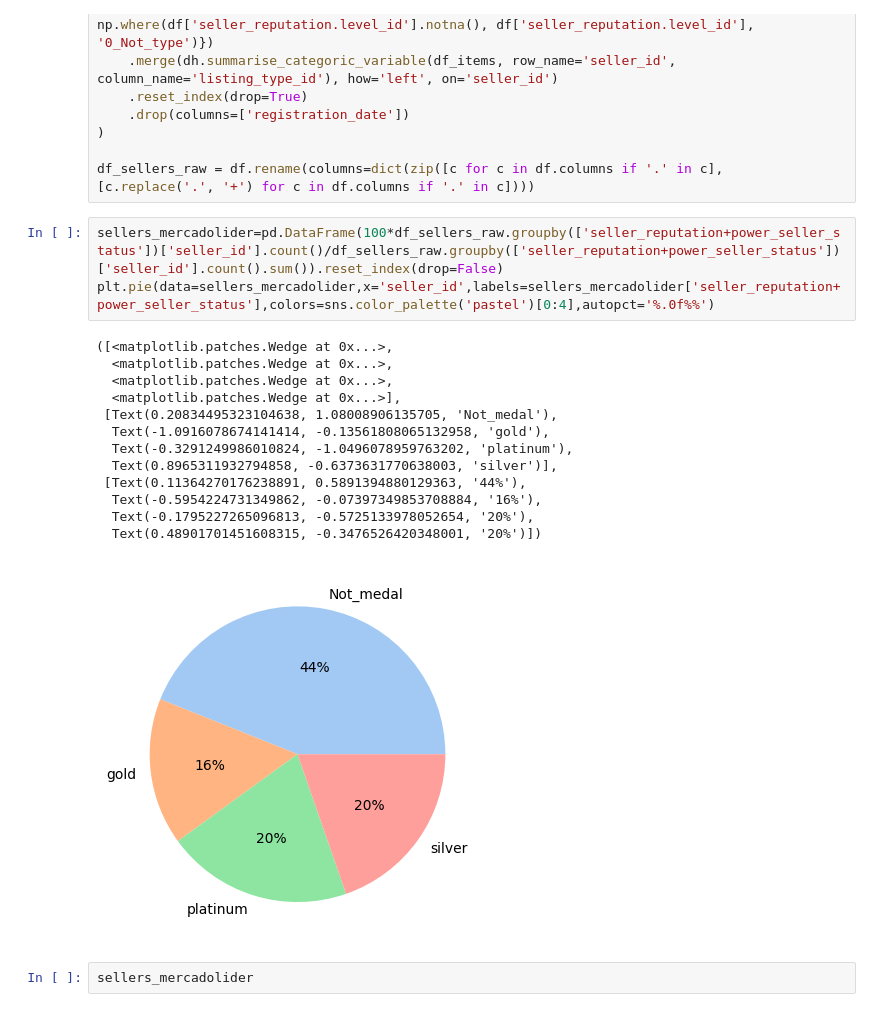
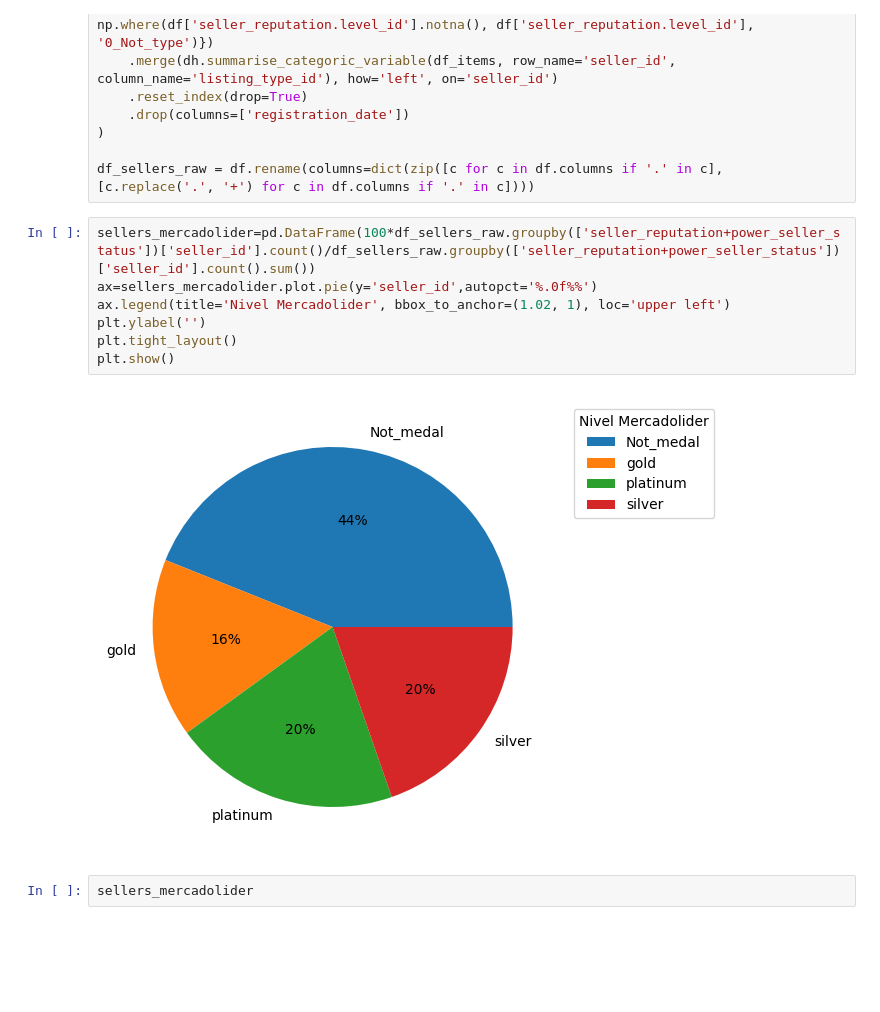
Before and after one commit to ccparra/MELI, a Jupyter notebook: MELI.ipynb, the cells around one changed output. Cells and saved outputs as stored; diff of their text form; blank space fills up the shorter version.

Commit message:
addition plots of EDA

```diff
--- a/MELI.ipynb
+++ b/MELI.ipynb
@@ -90,22 +120,14 @@ df = (
 
 df_sellers_raw = df.rename(columns=dict(zip([c for c in df.columns if '.' in c], [c.replace('.', '+') for c in df.columns if '.' in c])))
 # %%
-sellers_mercadolider=pd.DataFrame(100*df_sellers_raw.groupby(['seller_reputation+power_seller_status'])['seller_id'].count()/df_sellers_raw.groupby(['seller_reputation+power_seller_status'])['seller_id'].count().sum()).reset_index(drop=False)
-plt.pie(data=sellers_mercadolider,x='seller_id',labels=sellers_mercadolider['seller_reputation+power_seller_status'],colors=sns.color_palette('pastel')[0:4],autopct='%.0f%%')
+sellers_mercadolider=pd.DataFrame(100*df_sellers_raw.groupby(['seller_reputation+power_seller_status'])['seller_id'].count()/df_sellers_raw.groupby(['seller_reputation+power_seller_status'])['seller_id'].count().sum())
+ax=sellers_mercadolider.plot.pie(y='seller_id',autopct='%.0f%%')
+ax.legend(title='Nivel Mercadolider', bbox_to_anchor=(1.02, 1), loc='upper left')
+plt.ylabel('')
+plt.tight_layout()
+plt.show()
 # %% [output]
-([<matplotlib.patches.Wedge at 0x...>,
-  <matplotlib.patches.Wedge at 0x...>,
-  <matplotlib.patches.Wedge at 0x...>,
-  <matplotlib.patches.Wedge at 0x...>],
- [Text(0.20834495323104638, 1.08008906135705, 'Not_medal'),
-  Text(-1.0916078674141414, -0.13561808065132958, 'gold'),
-  Text(-0.3291249986010824, -1.0496078959763202, 'platinum'),
-  Text(0.8965311932794858, -0.6373631770638003, 'silver')],
- [Text(0.11364270176238891, 0.5891394880129363, '44%'),
-  Text(-0.5954224731349862, -0.07397349853708884, '16%'),
-  Text(-0.1795227265096813, -0.5725133978052654, '20%'),
-  Text(0.48901701451608315, -0.3476526420348001, '20%')])
-[figure, old version]
+[figure, new version]
 # %%
 sellers_mercadolider
 # %% [output]
```
Also changed, not shown: parts of 21 cells of this notebook, 3 other files.
